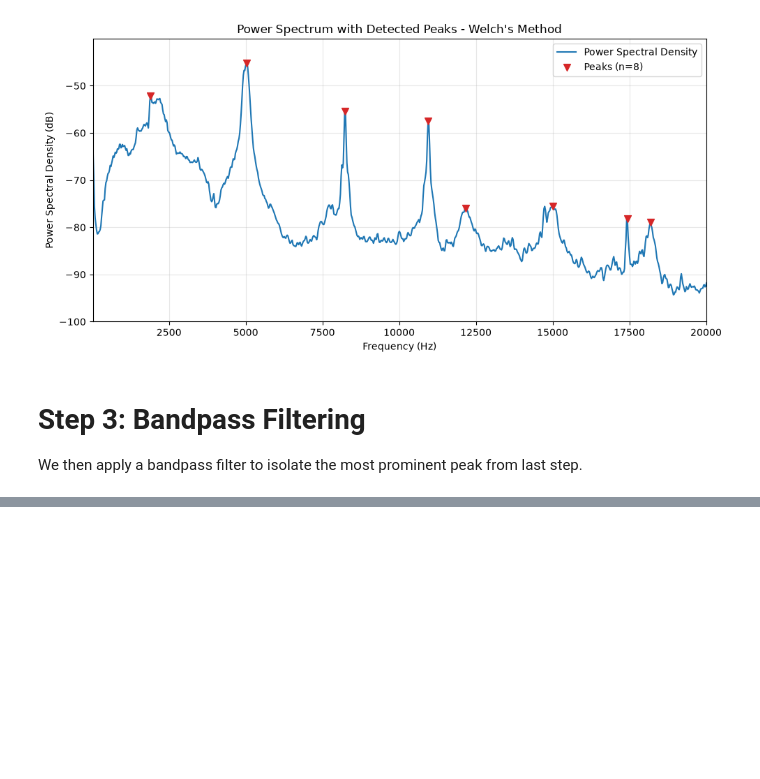
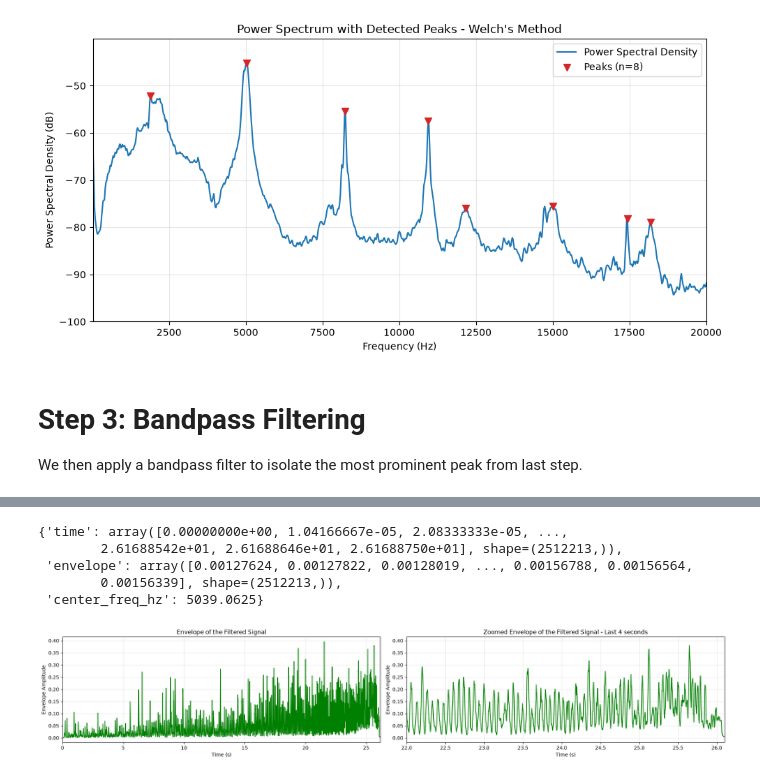
Before and after one commit to dysk0zero/EulerDisk, a Jupyter notebook: notebooks/data_processing.ipynb, the cells around one changed output, grey strips where cells are left out. Saved outputs shown, nothing was run; the diff lists cells and outputs as text; code cells hidden in the pictures; blank space fills up the shorter version.

```diff
--- a/notebooks/data_processing.ipynb
+++ b/notebooks/data_processing.ipynb
@@ -107,0 +125,36 @@ f_peak = peak_data["frequencies"][i]
+# %%
+ed.envelope(
+    filtered_signal_path=f"{output_dir}/filtered_signal.npz",
+    output_dir=output_dir,
+    smooth_window=1920,
+)
+# %% [output]
+{'time': array([0.00000000e+00, 1.04166667e-05, 2.08333333e-05, ...,
+        2.61688542e+01, 2.61688646e+01, 2.61688750e+01], shape=(2512213,)),
+ 'envelope': array([0.00127624, 0.00127822, 0.00128019, ..., 0.00156788, 0.00156564,
+        0.00156339], shape=(2512213,)),
+ 'center_freq_hz': 5039.0625}
+# %%
+envelope_data = np.load(f"{output_dir}/envelope.npz")
+
+time, envelope = envelope_data["time"], envelope_data["envelope"]
+
+fig, ax = plt.subplots(1,2,figsize=(20, 4))
+ax[0].plot(time, envelope, color="g")
+ax[0].set_xlabel("Time (s)")
+ax[0].set_ylabel("Envelope Amplitude")
+ax[0].set_title("Envelope of the Filtered Signal")
+ax[0].grid(True, which="both", alpha=0.3)
+ax[0].set_xlim(time[0], time[-1])
+
+ax[1].plot(time, envelope, color="g")
+ax[1].set_xlabel("Time (s)")
+ax[1].set_ylabel("Envelope Amplitude")
+ax[1].set_title("Zoomed Envelope of the Filtered Signal - Last 4 seconds")
+ax[1].grid(True, which="both", alpha=0.3)
+ax[1].set_xlim(22, 26.1)
+
+fig.tight_layout()
+plt.show()
+# %% [output]
+[figure, added]
```
Also changed, not shown: parts of 5 cells of this notebook, 3 other files.
